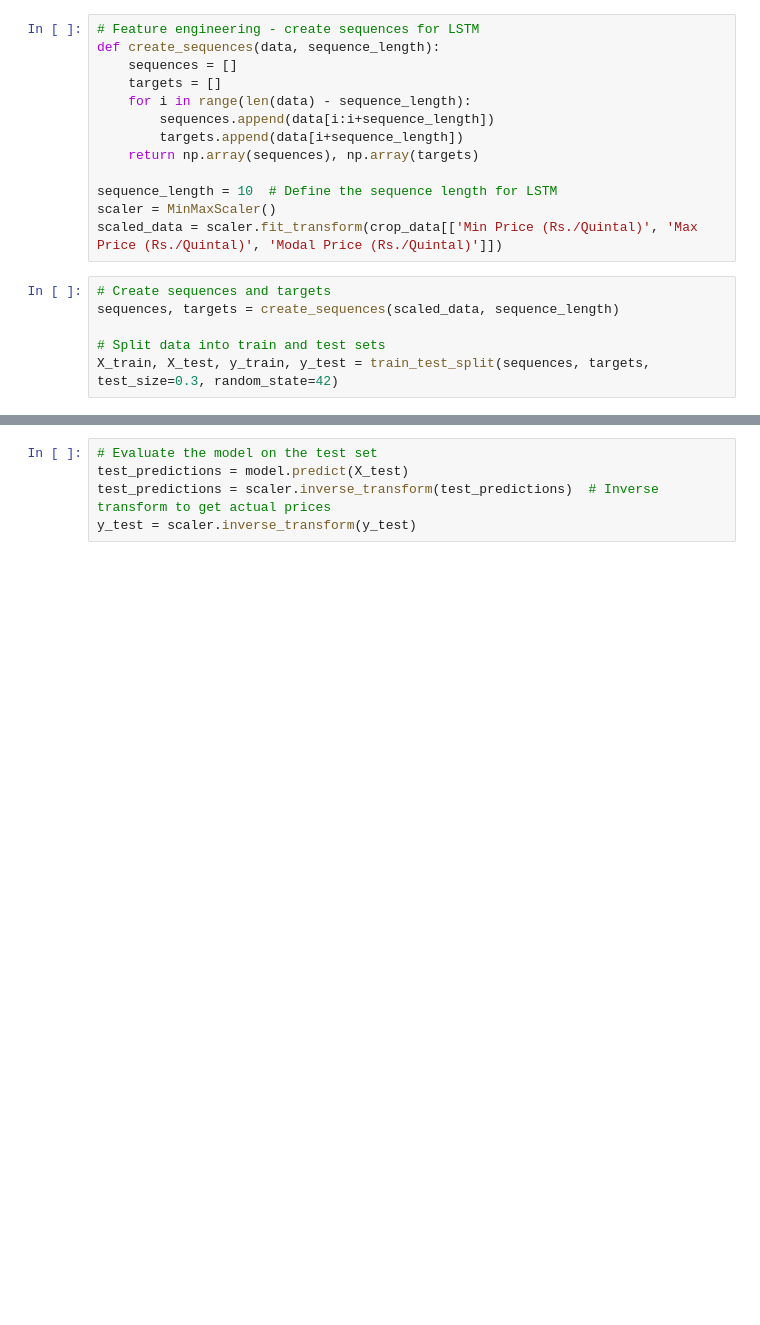
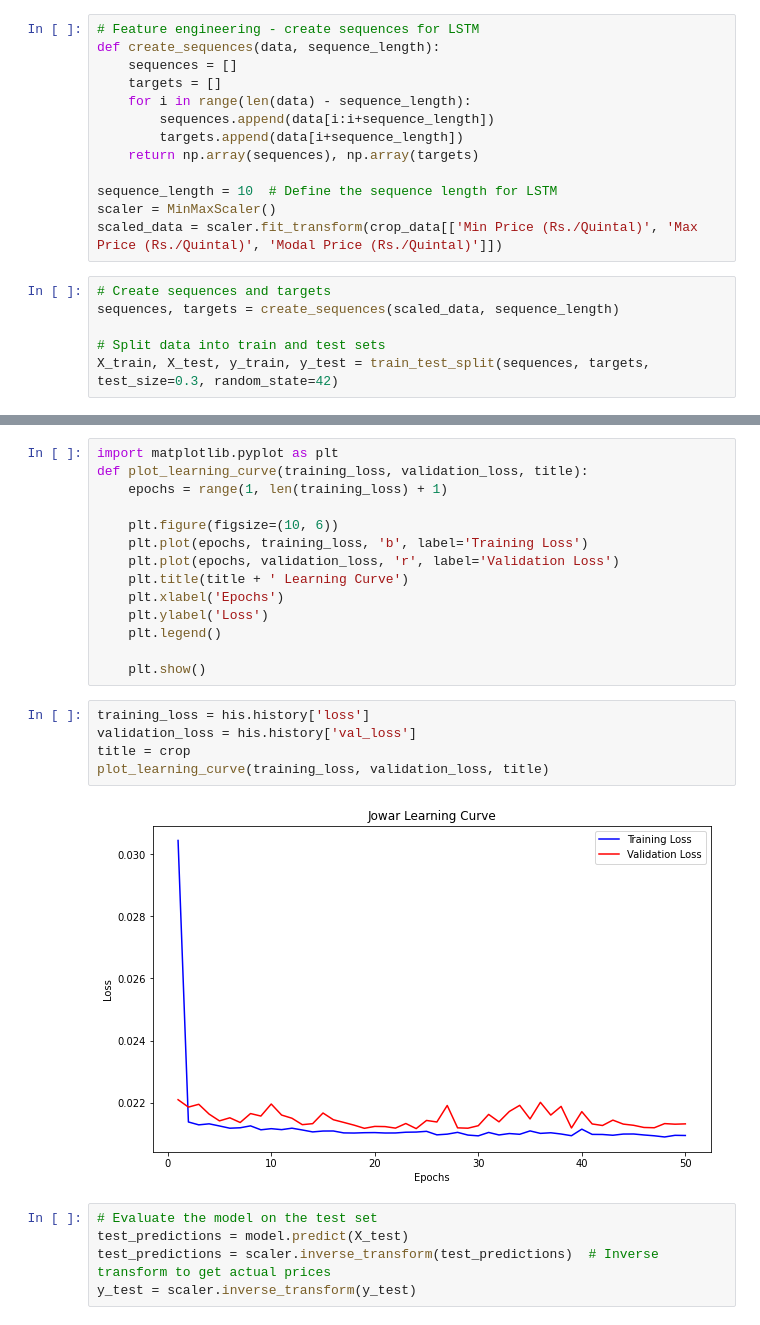
Before and after one commit to khushi0205/Smagri_Contents, a Jupyter notebook: Pred.ipynb, the cells around one changed output, grey strips where cells are left out. Drawn from its saved outputs; the diff is of its cells as text; blank space fills up the shorter version.

```diff
--- a/Pred.ipynb
+++ b/Pred.ipynb
@@ -120,3 +177,24 @@ print(his.history['accuracy'])
+# %%
+import matplotlib.pyplot as plt
+def plot_learning_curve(training_loss, validation_loss, title):
+    epochs = range(1, len(training_loss) + 1)
+
+    plt.figure(figsize=(10, 6))
+    plt.plot(epochs, training_loss, 'b', label='Training Loss')
+    plt.plot(epochs, validation_loss, 'r', label='Validation Loss')
+    plt.title(title + ' Learning Curve')
+    plt.xlabel('Epochs')
+    plt.ylabel('Loss')
+    plt.legend()
+
+    plt.show()
+# %%
+training_loss = his.history['loss']
+validation_loss = his.history['val_loss']
+title = crop
+plot_learning_curve(training_loss, validation_loss, title)
+# %% [output]
+[figure, added]
 # %%
 # Evaluate the model on the test set
 test_predictions = model.predict(X_test)
```
Also changed, not shown: parts of 22 cells of this notebook.
